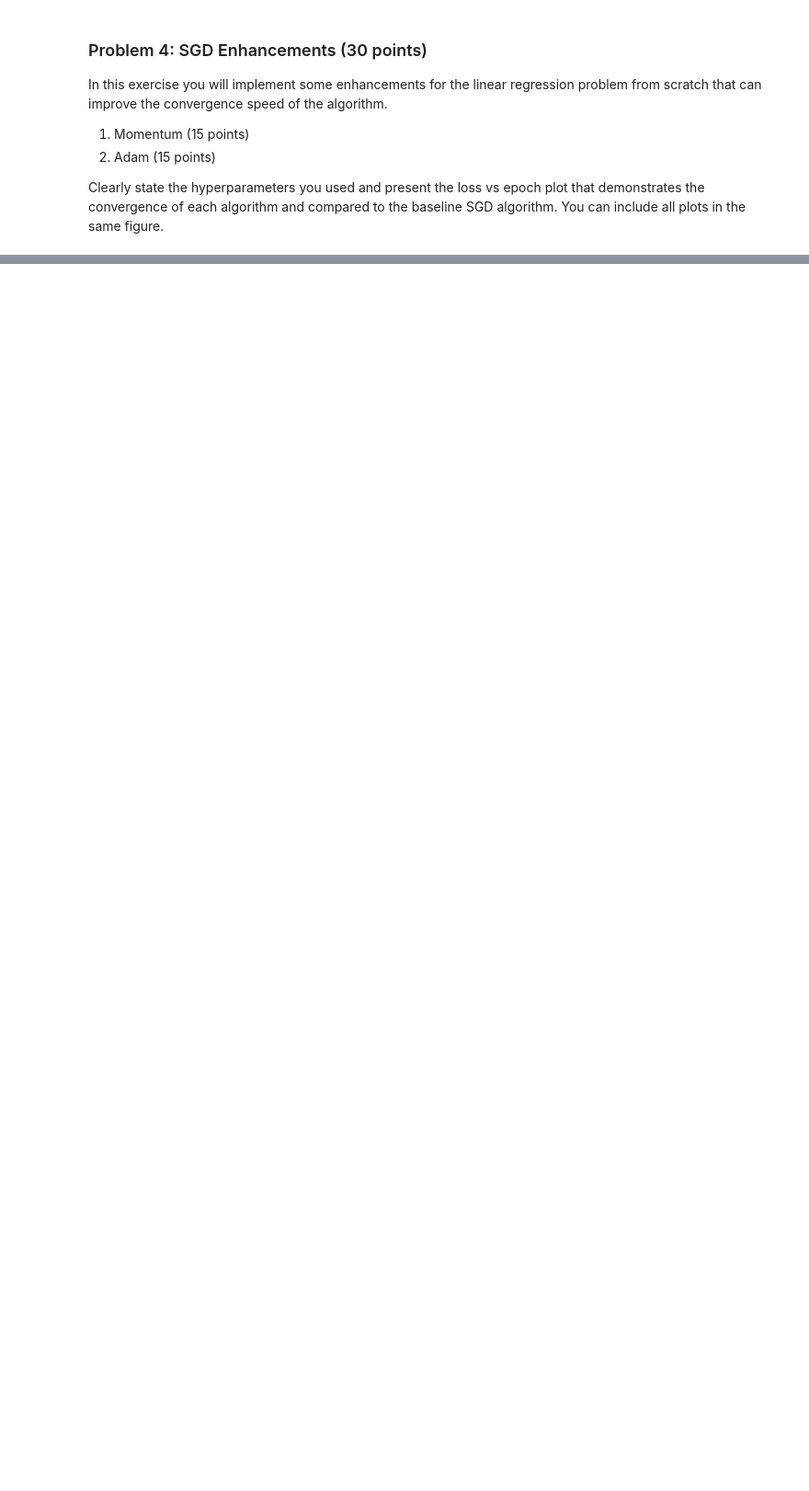
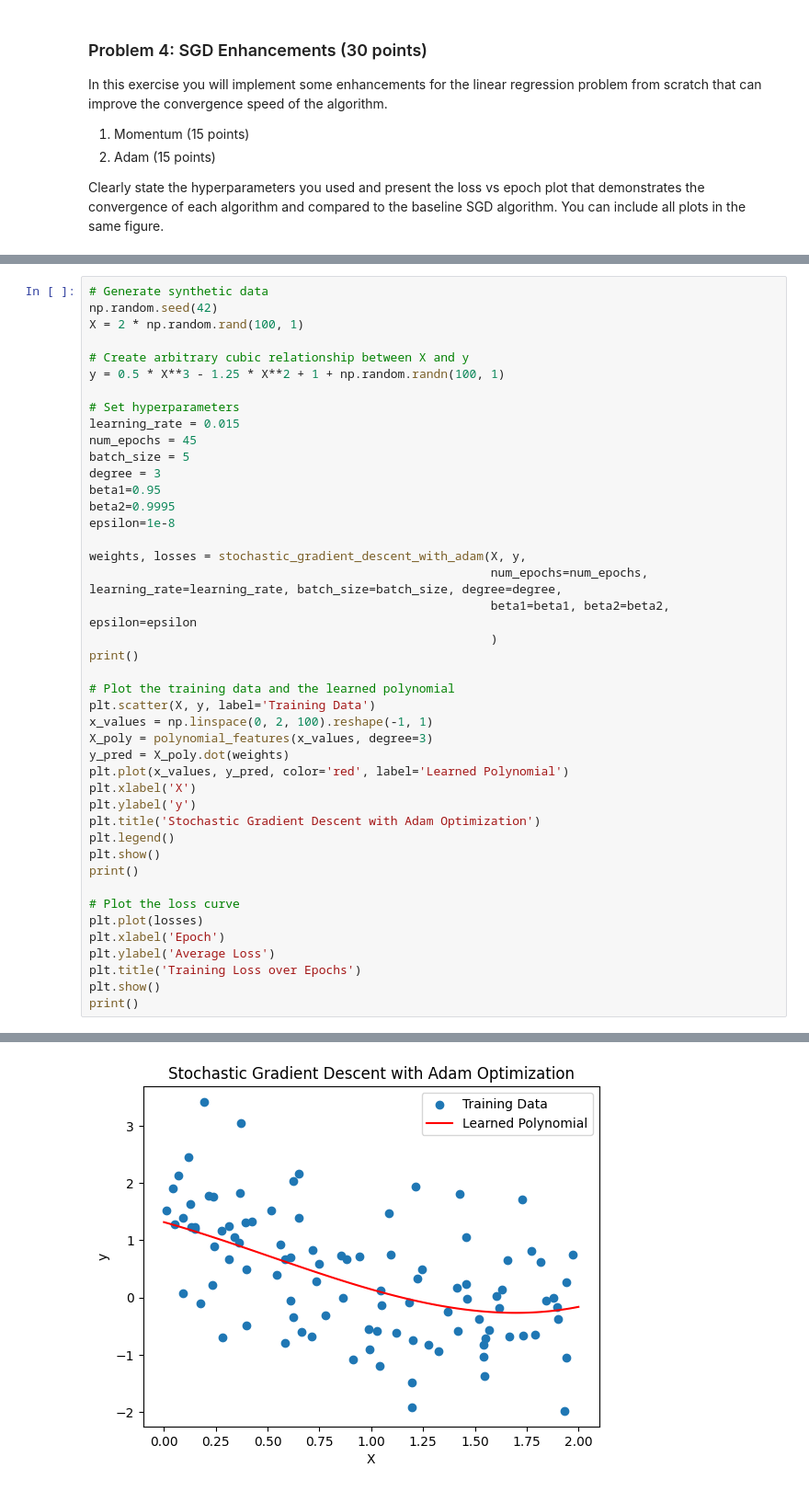
Before and after one commit to dhauss/csgy6613-assignments, a Jupyter notebook: assignment-1/assignment_1.ipynb, the cells around one changed output, grey strips where cells are left out. Shown at 92% size. Saved outputs shown, nothing was run; the diff lists cells and outputs as text; blank space fills up the shorter version.

```diff
--- a/assignment-1/assignment_1.ipynb
+++ b/assignment-1/assignment_1.ipynb
@@ -343,0 +589,44 @@ Clearly state the hyperparameters you used and present the loss vs epoch plot th
+# %%
+# Generate synthetic data
+np.random.seed(42)
+X = 2 * np.random.rand(100, 1)
+
+# Create arbitrary cubic relationship between X and y
+y = 0.5 * X**3 - 1.25 * X**2 + 1 + np.random.randn(100, 1)
+
+# Set hyperparameters
+learning_rate = 0.015
+num_epochs = 45
+batch_size = 5
+degree = 3
+beta1=0.95
+beta2=0.9995
+epsilon=1e-8
+
+weights, losses = stochastic_gradient_descent_with_adam(X, y,
+                                                        num_epochs=num_epochs, learning_rate=learning_rate, batch_size=batch_size, degree=degree,
+                                                        beta1=beta1, beta2=beta2, epsilon=epsilon
+                                                        )
+print()
+
+# Plot the training data and the learned polynomial
+plt.scatter(X, y, label='Training Data')
+x_values = np.linspace(0, 2, 100).reshape(-1, 1)
+X_poly = polynomial_features(x_values, degree=3)
+y_pred = X_poly.dot(weights)
+plt.plot(x_values, y_pred, color='red', label='Learned Polynomial')
+plt.xlabel('X')
+plt.ylabel('y')
+plt.title('Stochastic Gradient Descent with Adam Optimization')
+plt.legend()
+plt.show()
+print()
+
+# Plot the loss curve
+plt.plot(losses)
+plt.xlabel('Epoch')
+plt.ylabel('Average Loss')
+plt.title('Training Loss over Epochs')
+plt.show()
+print()
+# %% [output]
@@ -343,0 +646 @@ Clearly state the hyperparameters you used and present the loss vs epoch plot th
+[figure, added]
```
Also changed, not shown: parts of 13 cells of this notebook.
